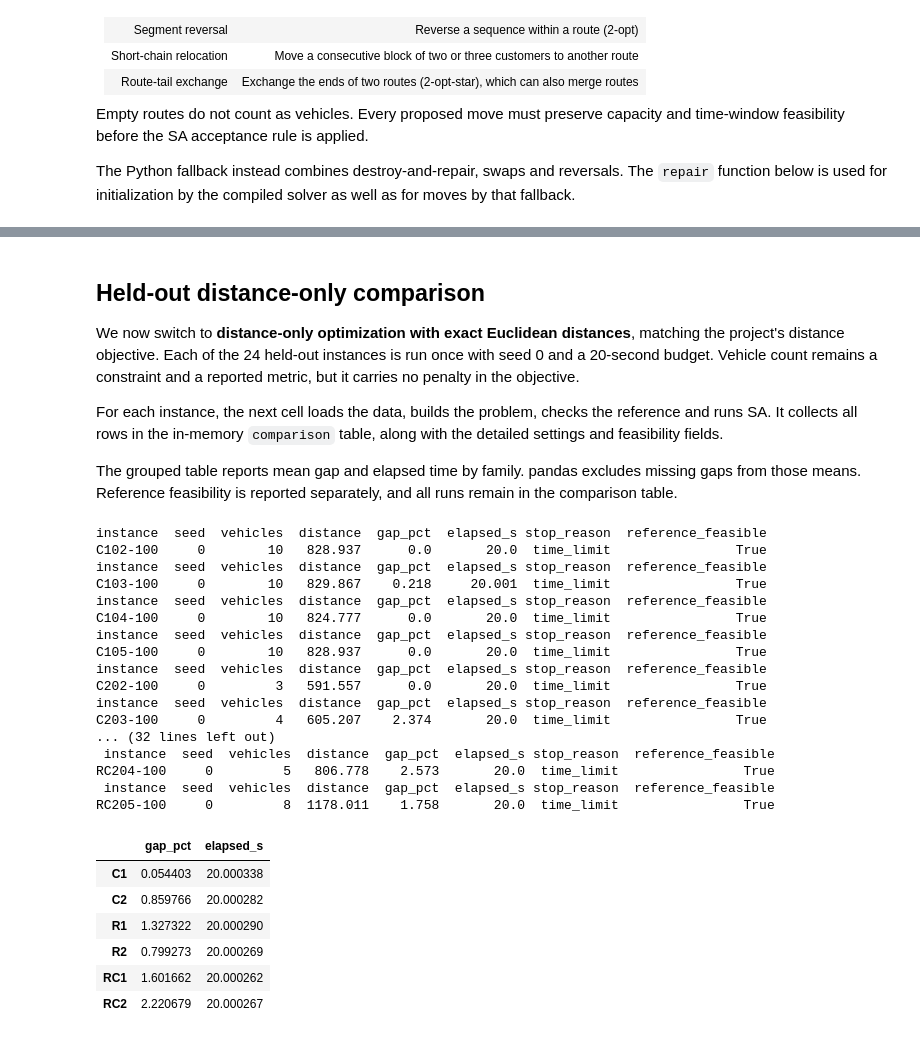
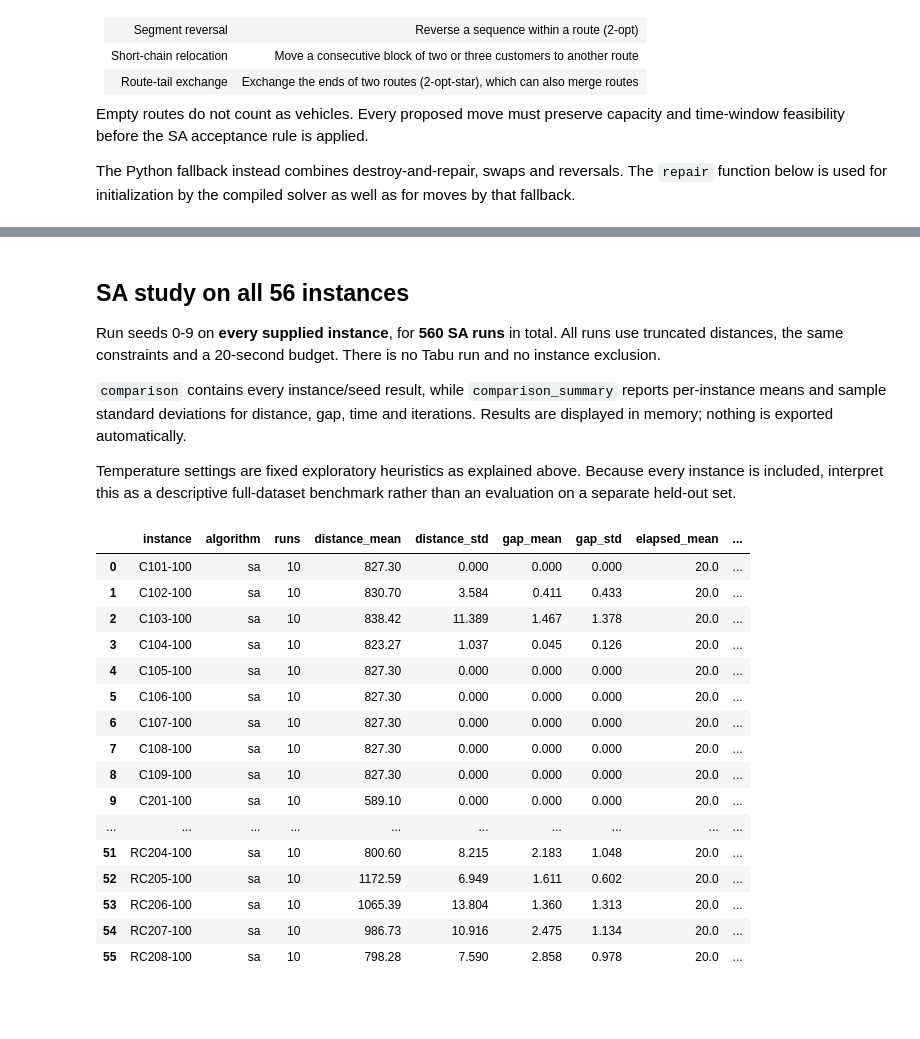
Before and after one commit to zzaved/cesi-cvrp-metaheuristics, a Jupyter notebook: notebooks/SA.ipynb, the cells around one changed output, grey strips where cells are left out. Cells and saved outputs as stored; diff of their text form; code cells hidden in the pictures; blank space fills up the shorter version.

```diff
--- a/notebooks/SA.ipynb
+++ b/notebooks/SA.ipynb
@@ -601,49 +256,41 @@ Across 10 runs, the mean distance gap is 1.14%, ranging from 0.71% to 2.18%. The
 # %% [markdown]
-## Held-out distance-only comparison
+## SA study on all 56 instances
 
-We now switch to **distance-only optimization with exact Euclidean distances**, matching the project's distance objective. Each of the 24 held-out instances is run once with seed 0 and a 20-second budget. Vehicle count remains a constraint and a reported metric, but it carries no penalty in the objective.
+Run seeds 0-9 on **every supplied instance**, for **560 SA runs** in total. All runs use truncated distances, the same constraints and a 20-second budget. There is no Tabu run and no instance exclusion.
 
-For each instance, the next cell loads the data, builds the problem, checks the reference and runs SA. It collects all rows in the in-memory `comparison` table, along with the detailed settings and feasibility fields.
+`comparison` contains every instance/seed result, while `comparison_summary` reports per-instance means and sample standard deviations for distance, gap, time and iterations. Results are displayed in memory; nothing is exported automatically.
 
-The grouped table reports mean gap and elapsed time by family. pandas excludes missing gaps from those means. Reference feasibility is reported separately, and all runs remain in the comparison table.
+Temperature settings are fixed exploratory heuristics as explained above. Because every instance is included, interpret this as a descriptive full-dataset benchmark rather than an evaluation on a separate held-out set.
 # %%
-comparison_tables = []
-for name in HELD_OUT:
-    raw = vrplib.read_instance(DATA / f'{name}.vrp')
-    reference = vrplib.read_solution(DATA / f'{name}.sol')
-    problem = make_problem(raw, mode='distance', distance_convention='exact')
-    routes = [list(map(int, r)) for r in reference['routes']]
-    table, _ = run_experiment(problem, routes, seeds=[0], alpha=0.999999,
-                              min_temperature=1e-5, time_limit=20.0)
-    comparison_tables.append(table)
-    print(table[['instance', 'seed', 'vehicles', 'distance', 'gap_pct', 'elapsed_s',
-                 'stop_reason', 'reference_feasible']].round(3).to_string(index=False), flush=True)
-comparison = pd.concat(comparison_tables, ignore_index=True)
-assert comparison.instance.nunique() >= 20
-display(comparison.groupby(comparison.instance.str.extract(r"^(C|RC|R)([12])", expand=True)
-                           .agg("".join, axis=1))[['gap_pct', 'elapsed_s']].mean())
+comparison = run_comparison(
+    DATA, INSTANCES, SEEDS, time_limit=TIME_LIMIT, workers=WORKERS, algorithms=('sa',)
+)
+assert len(comparison) == len(INSTANCES) * len(SEEDS)
+assert comparison.instance.nunique() == 56
+assert comparison.algorithm.eq('sa').all()
+assert comparison.groupby('instance').seed.nunique().eq(10).all()
+assert comparison.feasible.all() and comparison.reference_feasible.all()
+assert comparison.gap_pct.notna().all()
+comparison_summary = summarize_runs(comparison)
+with pd.option_context('display.max_rows', None):
+    display(comparison_summary.round(3))
+    display(comparison[['instance', 'seed', 'vehicles', 'distance', 'gap_pct',
+                        'elapsed_s', 'iterations', 'iterations_per_s']])
 # %% [output]
-instance  seed  vehicles  distance  gap_pct  elapsed_s stop_reason  reference_feasible
-C102-100     0        10   828.937      0.0       20.0  time_limit                True
-instance  seed  vehicles  distance  gap_pct  elapsed_s stop_reason  reference_feasible
-C103-100     0        10   829.867    0.218     20.001  time_limit                True
-instance  seed  vehicles  distance  gap_pct  elapsed_s stop_reason  reference_feasible
-C104-100     0        10   824.777      0.0       20.0  time_limit                True
-instance  seed  vehicles  distance  gap_pct  elapsed_s stop_reason  reference_feasible
-C105-100     0        10   828.937      0.0       20.0  time_limit                True
-instance  seed  vehicles  distance  gap_pct  elapsed_s stop_reason  reference_feasible
-C202-100     0         3   591.557      0.0       20.0  time_limit                True
-instance  seed  vehicles  distance  gap_pct  elapsed_s stop_reason  reference_feasible
-C203-100     0         4   605.207    2.374       20.0  time_limit                True
-... (32 lines left out)
- instance  seed  vehicles  distance  gap_pct  elapsed_s stop_reason  reference_feasible
-RC204-100     0         5   806.778    2.573       20.0  time_limit                True
- instance  seed  vehicles  distance  gap_pct  elapsed_s stop_reason  reference_feasible
-RC205-100     0         8  1178.011    1.758       20.0  time_limit                True
-|  | gap_pct | elapsed_s |
-| C1 | 0.054403 | 20.000338 |
-| C2 | 0.859766 | 20.000282 |
-| R1 | 1.327322 | 20.000290 |
-| R2 | 0.799273 | 20.000269 |
-| RC1 | 1.601662 | 20.000262 |
-| RC2 | 2.220679 | 20.000267 |
+|  | instance | algorithm | runs | distance_mean | distance_std | gap_mean | gap_std | elapsed_mean | ... |
+| 0 | C101-100 | sa | 10 | 827.30 | 0.000 | 0.000 | 0.000 | 20.0 | ... |
+| 1 | C102-100 | sa | 10 | 830.70 | 3.584 | 0.411 | 0.433 | 20.0 | ... |
+| 2 | C103-100 | sa | 10 | 838.42 | 11.389 | 1.467 | 1.378 | 20.0 | ... |
+| 3 | C104-100 | sa | 10 | 823.27 | 1.037 | 0.045 | 0.126 | 20.0 | ... |
+| 4 | C105-100 | sa | 10 | 827.30 | 0.000 | 0.000 | 0.000 | 20.0 | ... |
+| 5 | C106-100 | sa | 10 | 827.30 | 0.000 | 0.000 | 0.000 | 20.0 | ... |
+| 6 | C107-100 | sa | 10 | 827.30 | 0.000 | 0.000 | 0.000 | 20.0 | ... |
+| 7 | C108-100 | sa | 10 | 827.30 | 0.000 | 0.000 | 0.000 | 20.0 | ... |
+| 8 | C109-100 | sa | 10 | 827.30 | 0.000 | 0.000 | 0.000 | 20.0 | ... |
+| 9 | C201-100 | sa | 10 | 589.10 | 0.000 | 0.000 | 0.000 | 20.0 | ... |
+| ... | ... | ... | ... | ... | ... | ... | ... | ... | ... |
+| 51 | RC204-100 | sa | 10 | 800.60 | 8.215 | 2.183 | 1.048 | 20.0 | ... |
+| 52 | RC205-100 | sa | 10 | 1172.59 | 6.949 | 1.611 | 0.602 | 20.0 | ... |
+| 53 | RC206-100 | sa | 10 | 1065.39 | 13.804 | 1.360 | 1.313 | 20.0 | ... |
+| 54 | RC207-100 | sa | 10 | 986.73 | 10.916 | 2.475 | 1.134 | 20.0 | ... |
+| 55 | RC208-100 | sa | 10 | 798.28 | 7.590 | 2.858 | 0.978 | 20.0 | ... |
```
Also changed, not shown: parts of 20 cells of this notebook, 9 other files.
